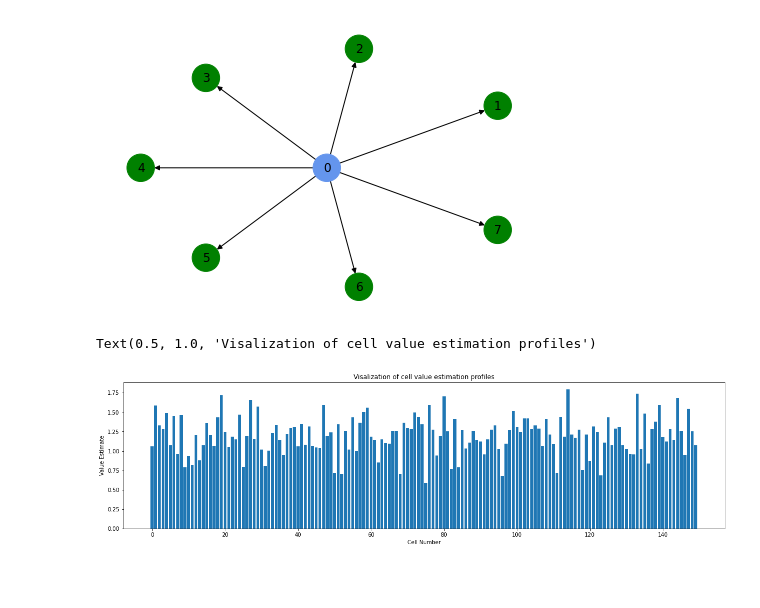
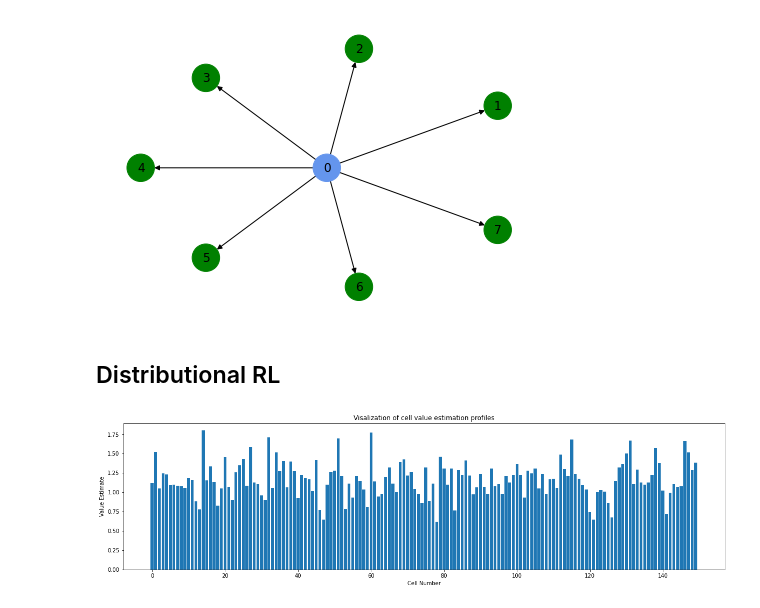
Before and after one commit to awjuliani/neuro-nav, a Jupyter notebook: notebooks/distributional.ipynb, the cells around one changed output. Cells and saved outputs as stored; diff of their text form; code cells hidden in the pictures; blank space fills up the shorter version.

```diff
--- a/notebooks/distributional.ipynb
+++ b/notebooks/distributional.ipynb
@@ -21,20 +65,15 @@ env.render()
+# %% [markdown]
+## Distributional RL
 # %%
 num_episodes = 25000
-num_steps = 1
 
-agent = DistQ(env.state_size, env.action_space.n, dist_cells=150)
+agent = DistQ(env.state_size, env.action_space.n, dist_cells=150, mirror=False)
 total_steps = []
 for i in range(num_episodes):
-    agent, steps = run_episode(env, agent, max_steps=num_steps)
+    agent, steps = run_episode(env, agent, max_steps=1)
     total_steps.append(steps)
 
 dist = agent.Q[0, 0]
+plot_cell_estimates(dist)
+# %% [output]
+[figure, added]
-# %%
-plt.figure(figsize=(20, 5))
-plt.bar(np.arange(0, agent.dist_cells), dist)
-plt.xlabel("Cell Number")
-plt.ylabel("Value Estimate")
-plt.title("Visalization of cell value estimation profiles")
-# %% [output]
-Text(0.5, 1.0, 'Visalization of cell value estimation profiles')
-[figure, removed]
```
Also changed, not shown: parts of 8 cells of this notebook, 2 other files.
